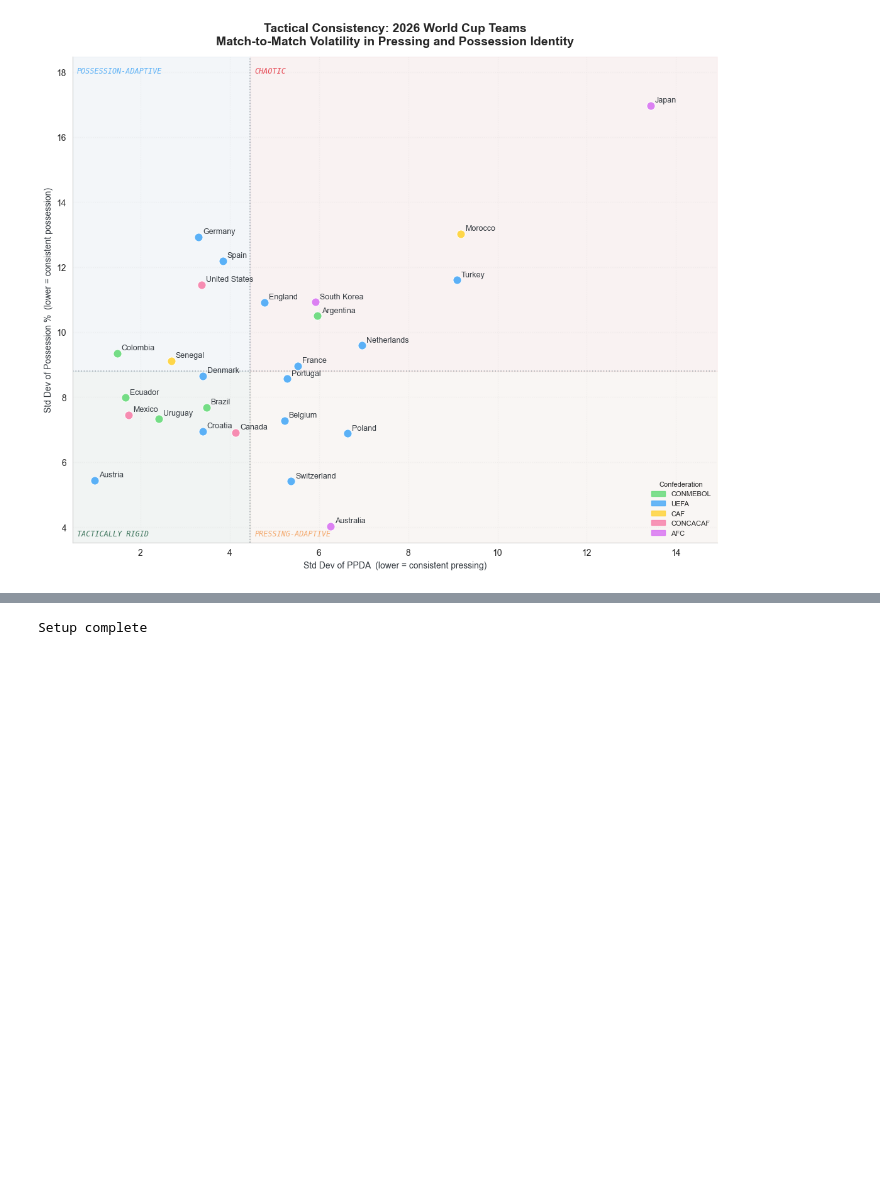
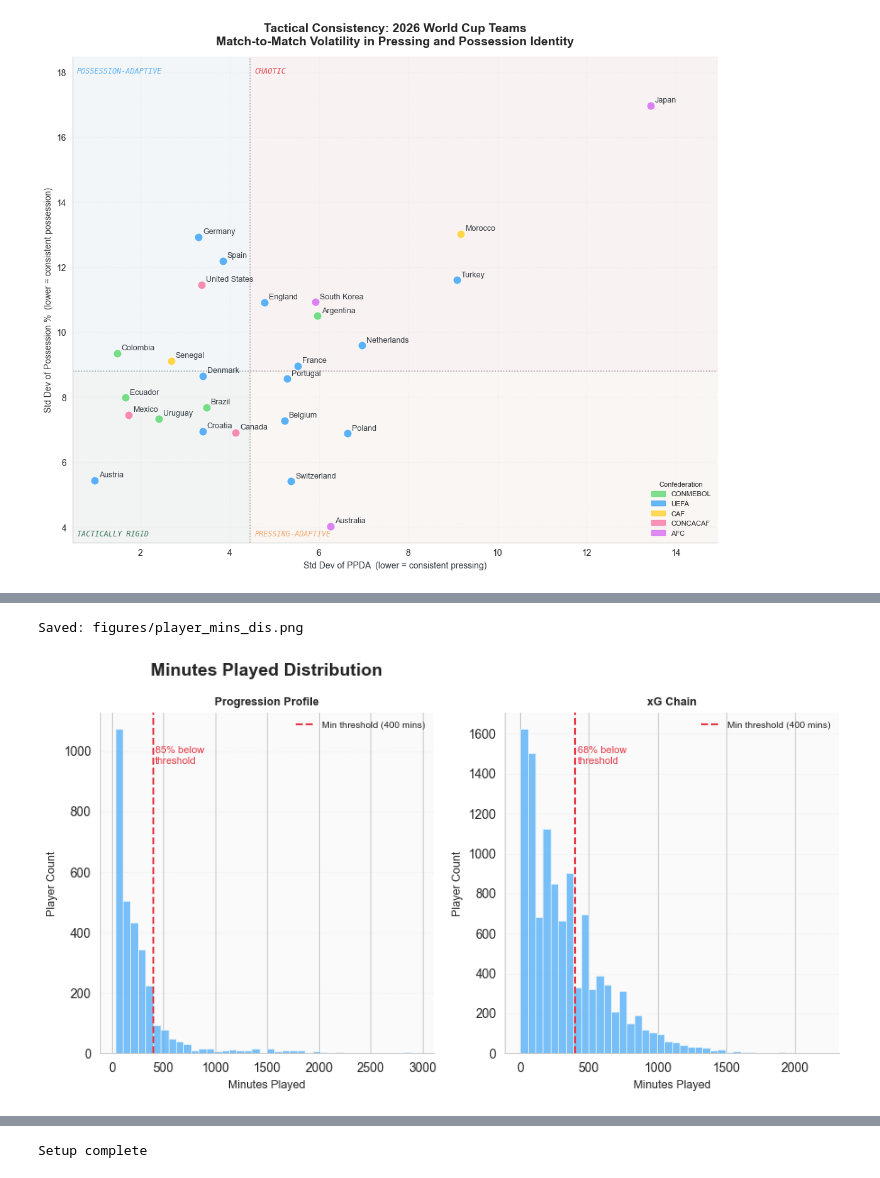
Before and after one commit to soh364/soccer-analytics-capstone-XOh, a Jupyter notebook: eda/EDA_Soomi.ipynb, the cells around one changed output, grey strips where cells are left out. Cells and saved outputs as stored; diff of their text form; code cells hidden in the pictures; blank space fills up the shorter version.

```diff
--- a/eda/EDA_Soomi.ipynb
+++ b/eda/EDA_Soomi.ipynb
@@ -650,0 +680,6 @@ The volume threshold is conservative by design
+# %%
+plot_minutes_distribution(player_raw_data)
+player_data = {"recent_club_players": player_raw_data}
+# %% [output]
+Saved: figures/player_mins_dis.png
+[figure, added]
```
Also changed, not shown: parts of 43 cells of this notebook, 25 other files.
